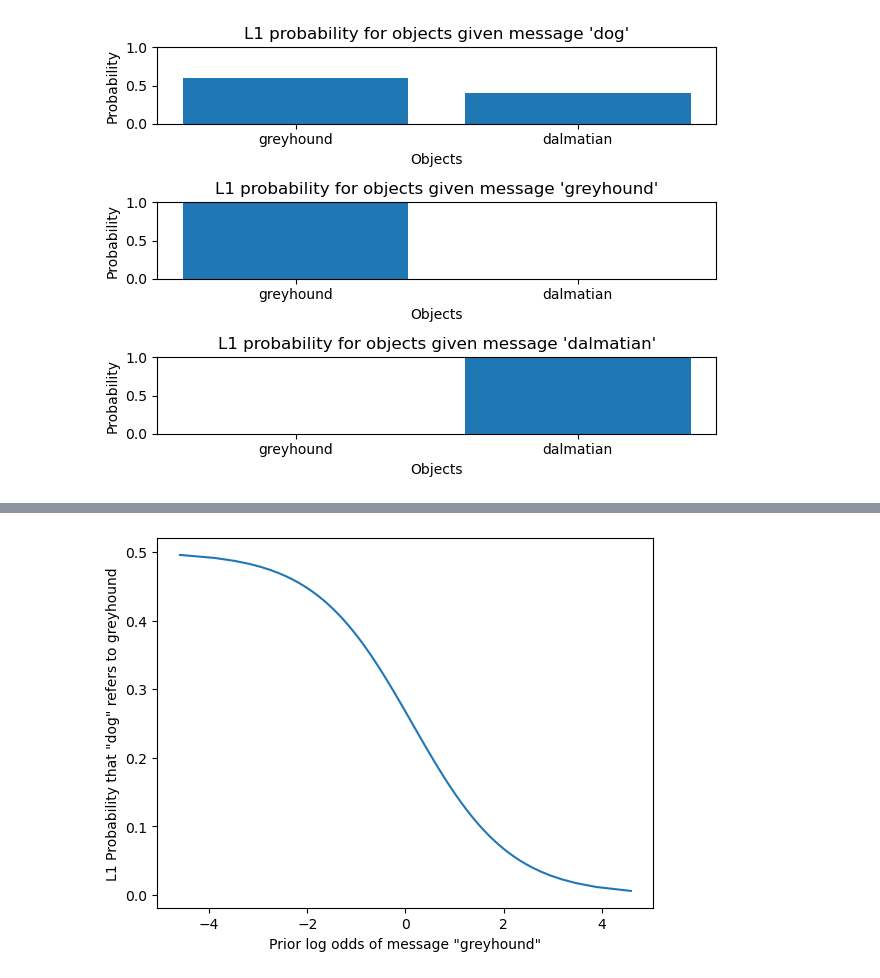
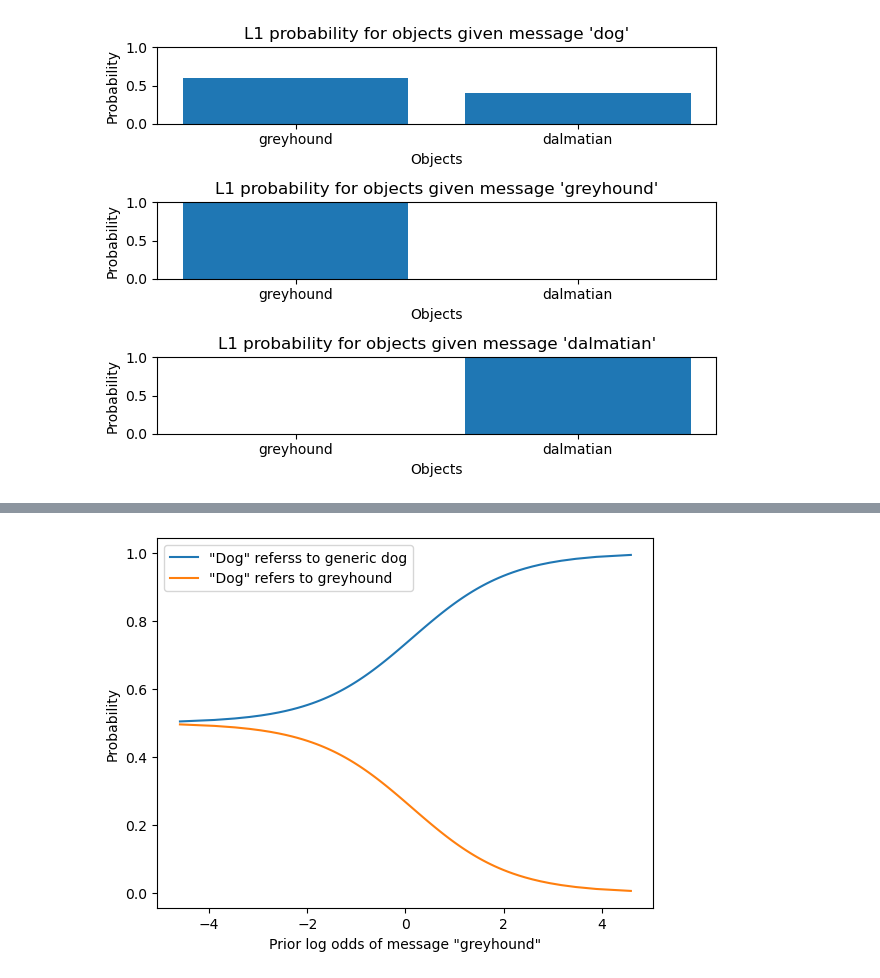
Before and after one commit to tyle00001/RSA-for-nonnative-speakers, a Jupyter notebook: RSA_Nonnative_Model.ipynb, the cells around one changed output, grey strips where cells are left out. Drawn from its saved outputs; the diff is of its cells as text; code cells hidden in the pictures.

Commit message:
improved plot

```diff
--- a/RSA_Nonnative_Model.ipynb
+++ b/RSA_Nonnative_Model.ipynb
@@ -224,27 +227,31 @@ RSAOption1_nonnative.plot()
 # %%
 more_objects = ['generic dog','greyhound']
 more_messages = ['dog','greyhound']
 more_truth_table = np.array([[1,1],[0,1]])
 uniform = [0.5,0.5]
 
 def more_cost_function():
     return [0,0]
 
 RSAModelEx = RSAModelWithPriorOverUtterances(more_objects, more_messages, more_truth_table,
                                              alpha, uniform, uniform, more_cost_function)
+greyhound_probs = []
 dog_probs = []
 prior_greyhound_logits = [] # the prior log odds of saying greyhound
 for i in np.arange(0,1,0.01):
     prior = np.array([1-i, i]) # prior over messages
     prior_greyhound_logits.append(np.log(prior[1] / (prior[0] + 1e-10)))
     RSAModelEx.prior_m = prior # update prior
     L1 = RSAModelEx.L1() # calculate new L1
-    dog_probs.append(L1[0,1]) # i.e. the probability that 'dog' refers to the greyhound
+    greyhound_probs.append(L1[0,1]) # i.e. the probability that 'dog' refers to the greyhound
+    dog_probs.append(L1[0,0])
 
 fig, ax = plt.subplots()
-ax.plot(prior_greyhound_logits, dog_probs)
+ax.plot(prior_greyhound_logits, dog_probs, label = '"Dog" referss to generic dog')
+ax.plot(prior_greyhound_logits, greyhound_probs, label = '"Dog" refers to greyhound')
 ax.set_xlabel('Prior log odds of message "greyhound"')
-ax.set_ylabel('L1 Probability that "dog" refers to greyhound')
+ax.set_ylabel('Probability')
+ax.legend()
 plt.show()
 # %% [output]
-[figure, old version]
+[figure, new version]
```
Also changed, not shown: parts of 1 cell of this notebook.
